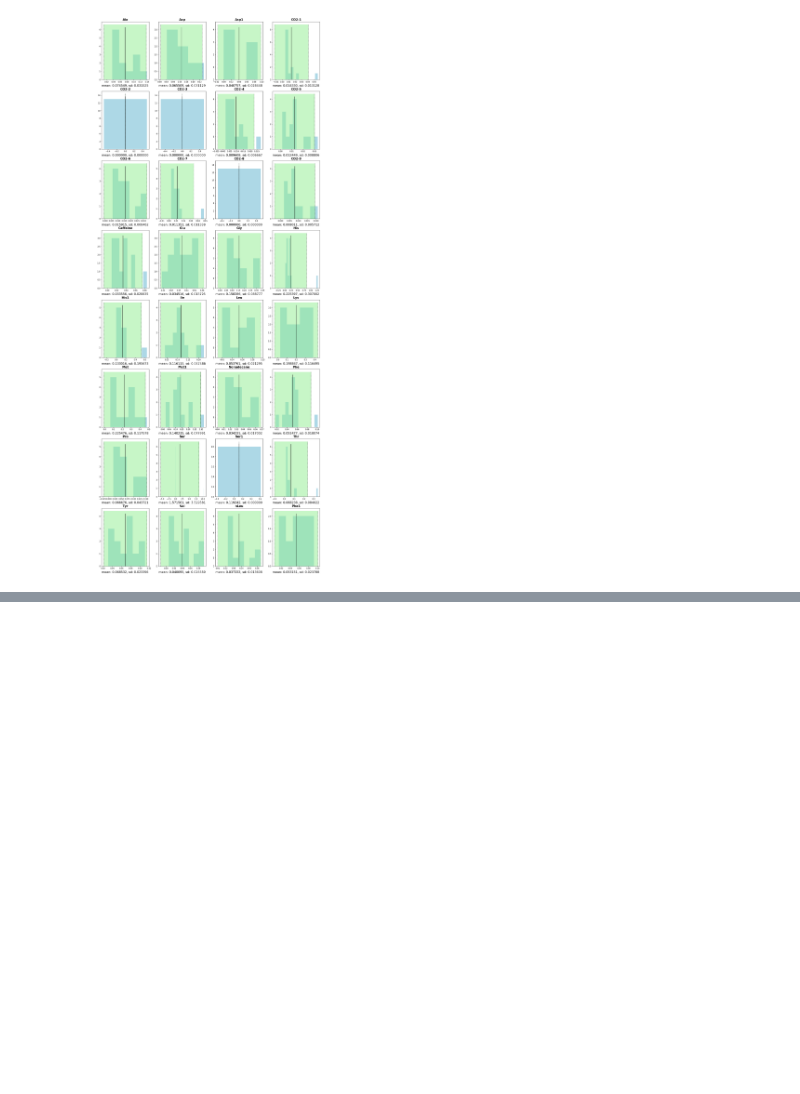
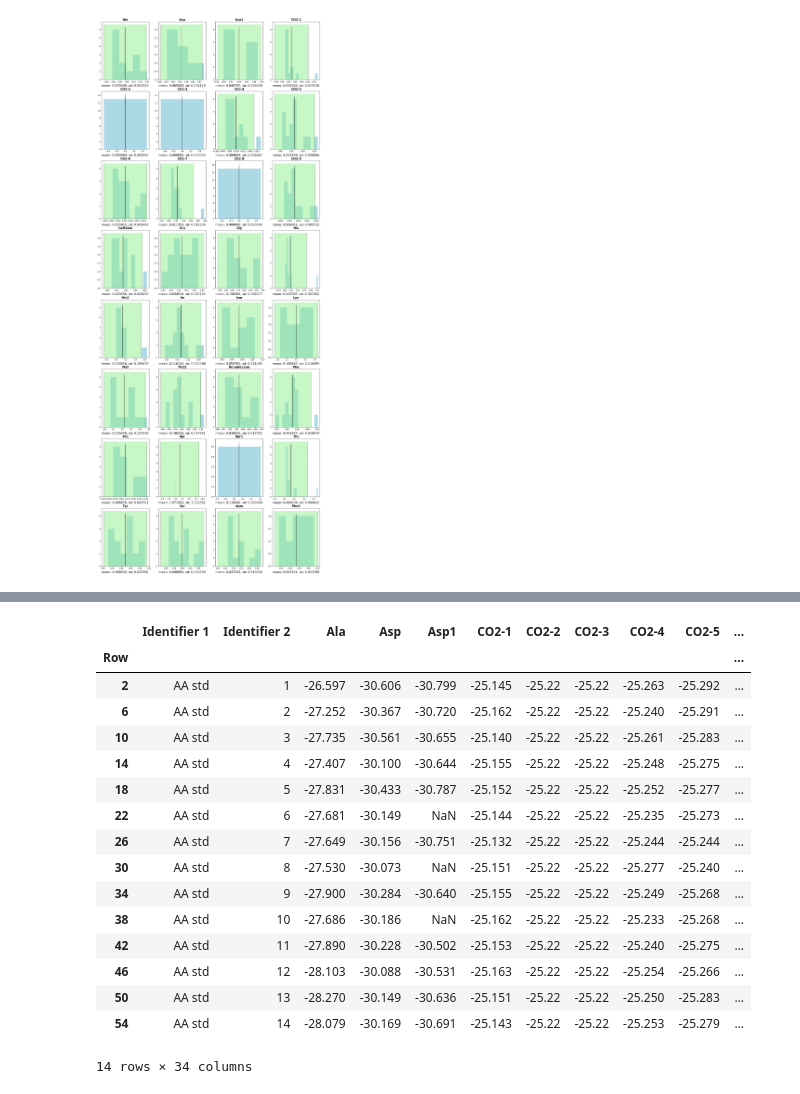
Before and after one commit to quin2/mosipde, a Jupyter notebook: start.ipynb, the cells around one changed output, grey strips where cells are left out. Drawn from its saved outputs; the diff is of its cells as text; code cells hidden in the pictures; blank space fills up the shorter version.

```diff
--- a/start.ipynb
+++ b/start.ipynb
@@ -769,0 +817,21 @@ plt.show()
+# %%
+#get triplicate for aa std only
+_all[_all['Identifier 1'] == 'AA std']
+# %% [output]
+|  | Identifier 1 | Identifier 2 | Ala | Asp | Asp1 | CO2-1 | CO2-2 | CO2-3 | CO2-4 | CO2-5 | ... |
+| Row |  |  |  |  |  |  |  |  |  |  | ... |
+| 2 | AA std | 1 | -26.597 | -30.606 | -30.799 | -25.145 | -25.22 | -25.22 | -25.263 | -25.292 | ... |
+| 6 | AA std | 2 | -27.252 | -30.367 | -30.720 | -25.162 | -25.22 | -25.22 | -25.240 | -25.291 | ... |
+| 10 | AA std | 3 | -27.735 | -30.561 | -30.655 | -25.140 | -25.22 | -25.22 | -25.261 | -25.283 | ... |
+| 14 | AA std | 4 | -27.407 | -30.100 | -30.644 | -25.155 | -25.22 | -25.22 | -25.248 | -25.275 | ... |
+| 18 | AA std | 5 | -27.831 | -30.433 | -30.787 | -25.152 | -25.22 | -25.22 | -25.252 | -25.277 | ... |
+| 22 | AA std | 6 | -27.681 | -30.149 | NaN | -25.144 | -25.22 | -25.22 | -25.235 | -25.273 | ... |
+| 26 | AA std | 7 | -27.649 | -30.156 | -30.751 | -25.132 | -25.22 | -25.22 | -25.244 | -25.244 | ... |
+| 30 | AA std | 8 | -27.530 | -30.073 | NaN | -25.151 | -25.22 | -25.22 | -25.277 | -25.240 | ... |
+| 34 | AA std | 9 | -27.900 | -30.284 | -30.640 | -25.155 | -25.22 | -25.22 | -25.249 | -25.268 | ... |
+| 38 | AA std | 10 | -27.686 | -30.186 | NaN | -25.162 | -25.22 | -25.22 | -25.233 | -25.268 | ... |
+| 42 | AA std | 11 | -27.890 | -30.228 | -30.502 | -25.153 | -25.22 | -25.22 | -25.240 | -25.275 | ... |
+| 46 | AA std | 12 | -28.103 | -30.088 | -30.531 | -25.163 | -25.22 | -25.22 | -25.254 | -25.266 | ... |
+| 50 | AA std | 13 | -28.270 | -30.149 | -30.636 | -25.151 | -25.22 | -25.22 | -25.250 | -25.283 | ... |
+| 54 | AA std | 14 | -28.079 | -30.169 | -30.691 | -25.143 | -25.22 | -25.22 | -25.253 | -25.279 | ... |
+14 rows × 34 columns
```
Also changed, not shown: parts of 18 cells of this notebook, 54 other files.
